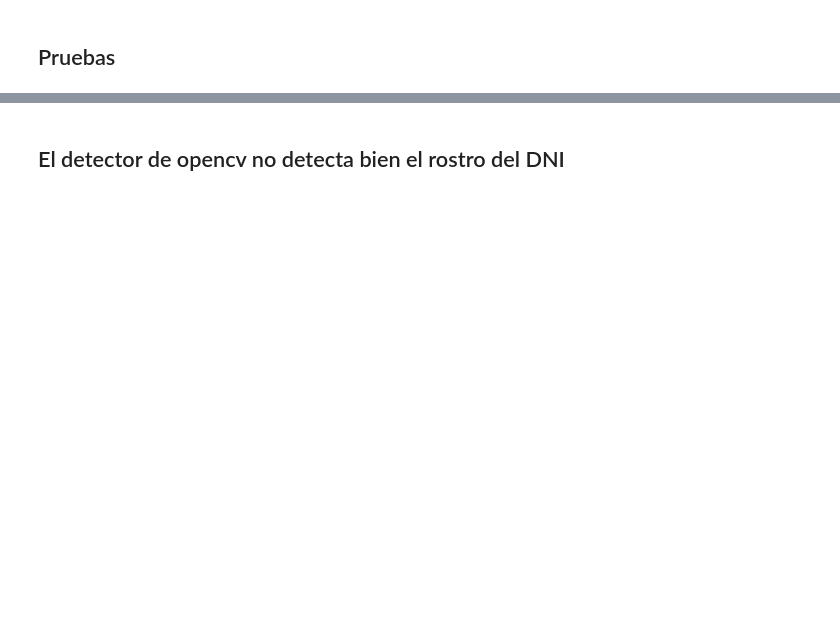
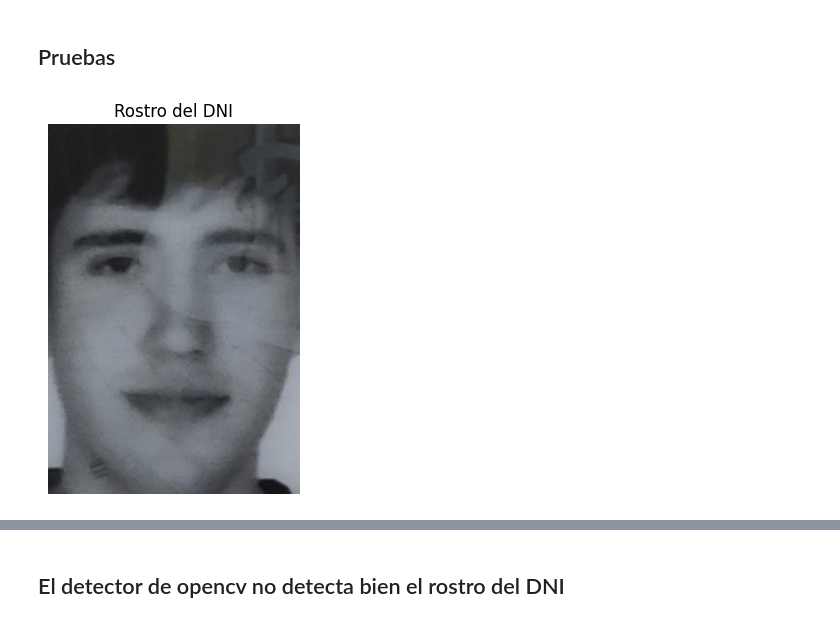
Before and after one commit to hum1-ua/facephichallenge2026_, a Jupyter notebook: main.ipynb, the cells around one changed output, grey strips where cells are left out. Cells and saved outputs as stored; diff of their text form; code cells hidden in the pictures; blank space fills up the shorter version.

```diff
--- a/main.ipynb
+++ b/main.ipynb
@@ -417,14 +424,21 @@ def real_time_verification(dni_path, model_name='ArcFace', detector_backend = 'r
 
     # Config
     threshold = 0.68
-    processing_frame_rate = 40
+    processing_frame_rate = 50
 
     #  Extraer embedding del rostro del DNI
+    dni = DeepFace.extract_faces(dni_path, detector_backend)[0]['face']
+    # Muestra la imagen
+    plt.imshow(dni)
+    plt.axis('off')
+    plt.title('Rostro del DNI')
+    plt.show()
+
     dni_embedding = DeepFace.represent(
-        img_path=dni_path,
-        model_name=model_name,
-        detector_backend=detector_backend,
-    )[0]["embedding"]
+                    dni,
+                    model_name,
+                    detector_backend='skip',
+                )[0]["embedding"]
 
 
     #  Webcam setup optimizado
@@ -437,7 +451,6 @@ def real_time_verification(dni_path, model_name='ArcFace', detector_backend = 'r
     last_distance = None
 
     while True:
-        exception = False
 
         ret, frame = cap.read()
         if not ret:
@@ -449,12 +462,12 @@ def real_time_verification(dni_path, model_name='ArcFace', detector_backend = 'r
         if frame_count % processing_frame_rate == 0:
             try:
                 #obtener embedding del rostro dentro de la imagen captada por la cámara
+                face_frame = DeepFace.extract_faces(frame, detector_backend)[0]['face']
                 live_embedding = DeepFace.represent(
-                    frame,
-                    model_name=model_name,
-                    detector_backend=detector_backend,
-                    enforce_detection=True,
-                    anti_spoofing=True
+                face_frame,
+                model_name,
+                detector_backend='skip',
+                anti_spoofing=True
                 )[0]["embedding"]
 
                 distance = cosine(dni_embedding, live_embedding) #función de perdida
@@ -467,14 +480,15 @@ def real_time_verification(dni_path, model_name='ArcFace', detector_backend = 'r
                     last_status = "NO MATCH"
 
             except Exception:
-                exception = True
+
                 last_status = "Spoofing Detected!"
+                last_distance = None
 
         # Dibujar mensaje en verde si hay match, si no en rojo
         color = (0, 255, 0) if last_status == "MATCH" else (0, 0, 255)
 
         text = last_status
-        if last_distance is not None and not exception:
+        if last_distance is not None:
             text += f" | {last_distance:.3f}"
 
         cv2.putText(
@@ -543,5 +558,9 @@ def pipeline(dni_anverso, dni_reverso, model_name='ArcFace', detector_backend =
 # %% [markdown]
 ## Pruebas
+# %%
+real_time_verification(dni_path='dni_hugo_anverso.png')
+# %% [output]
+[figure, added]
 # %%
 img1 = '.\DNI_especimen\hugo_anverso.jpeg'
 img2 = '.\DNI_especimen\hugo_reverso.jpeg'
```
Also changed, not shown: parts of 18 cells of this notebook, 1 other file.
